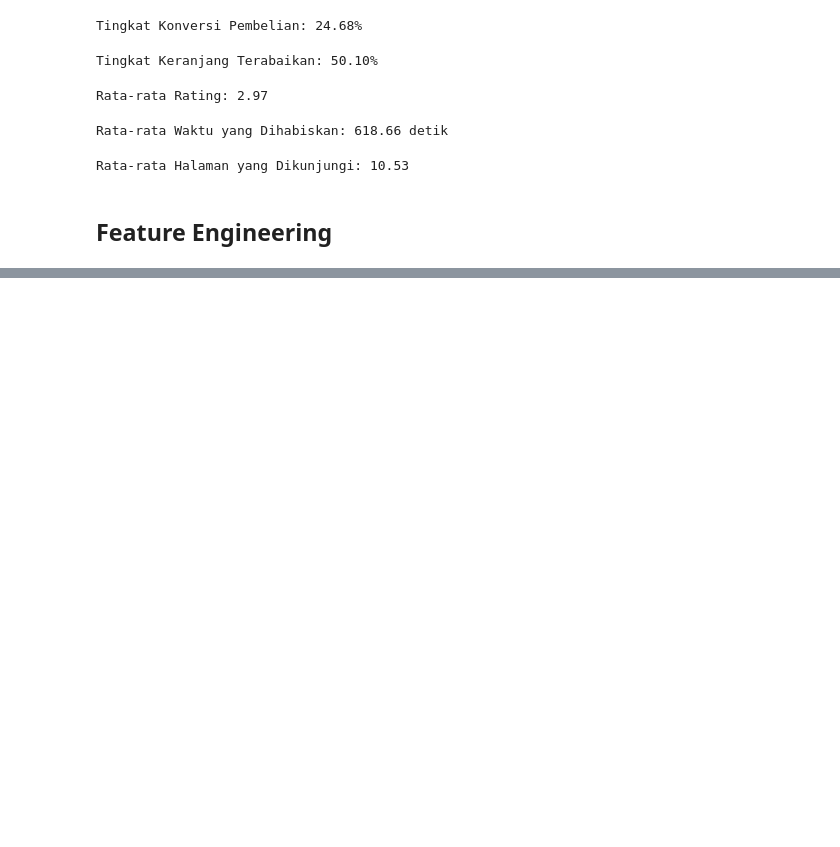
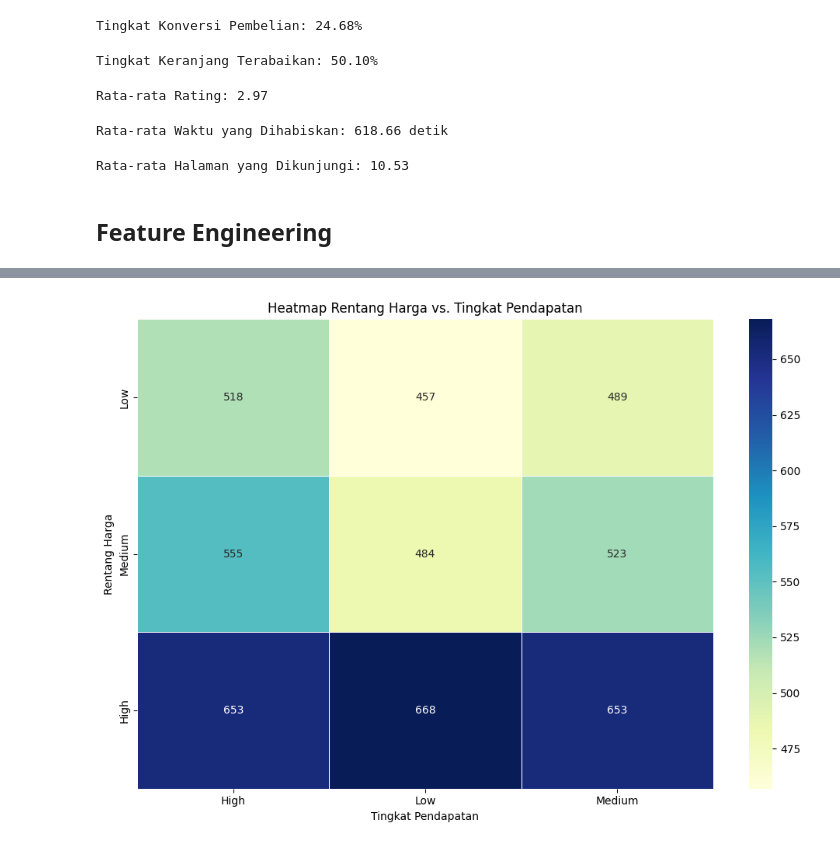
Before and after one commit to Arfan-Susanto/Projek-Data-Analyst, a Jupyter notebook: (Progress) Kaggle - AI-Driven Consumer Behavior/Progress.ipynb, the cells around one changed output, grey strips where cells are left out. Cells and saved outputs as stored; diff of their text form; code cells hidden in the pictures; blank space fills up the shorter version.

```diff
--- a/(Progress) Kaggle - AI-Driven Consumer Behavior/Progress.ipynb
+++ b/(Progress) Kaggle - AI-Driven Consumer Behavior/Progress.ipynb
@@ -727,0 +668,9 @@ df
+# %%
+df['price_range'] = pd.cut(df['price'],
+                             bins=[0, 150, 300, np.inf],
+                             labels=['Low', 'Medium', 'High'],
+                             right=False)
+
+display(df[['price', 'price_range']].head())
+display(df['price_range'].value_counts())
+display(df['price_range'].describe())
@@ -727,0 +696,12 @@ df
+# %%
+contingency_table_price_income = pd.crosstab(df['price_range'], df['income_level'])
+
+plt.figure(figsize=(10, 7))
+sns.heatmap(contingency_table_price_income, annot=True, fmt='d', cmap='YlGnBu', linewidths=.5)
+plt.title('Heatmap Rentang Harga vs. Tingkat Pendapatan')
+plt.xlabel('Tingkat Pendapatan')
+plt.ylabel('Rentang Harga')
+plt.tight_layout()
+plt.show()
+# %% [output]
+[figure, added]
```
Also changed, not shown: parts of 11 cells of this notebook.
